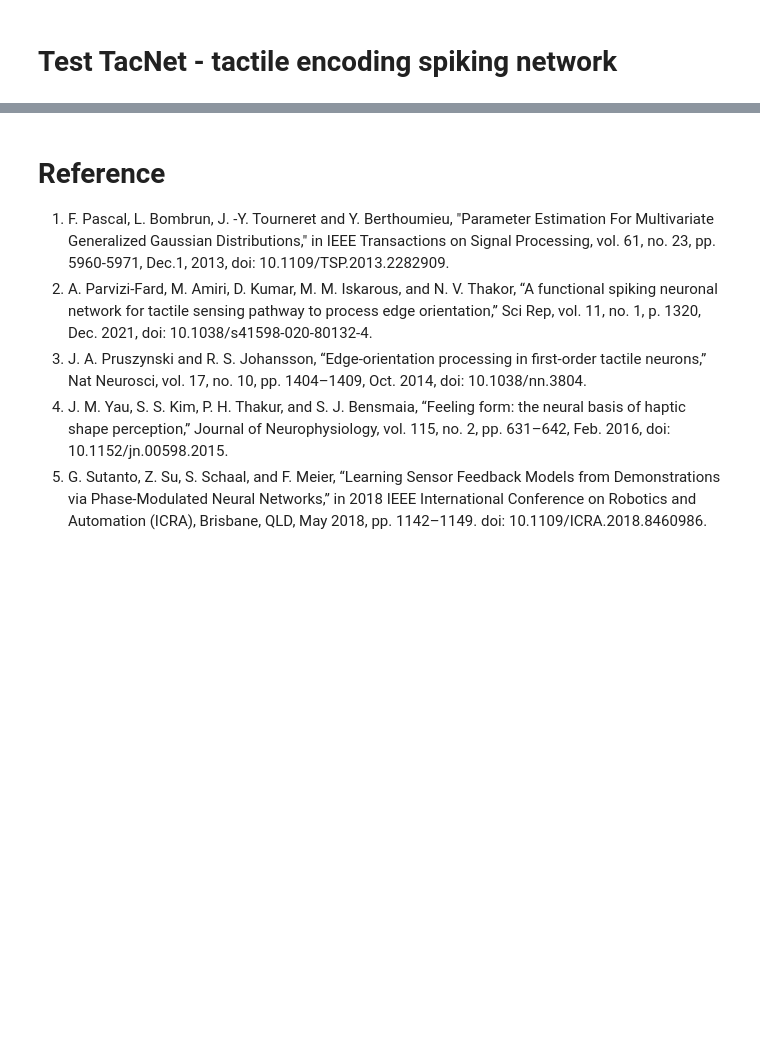
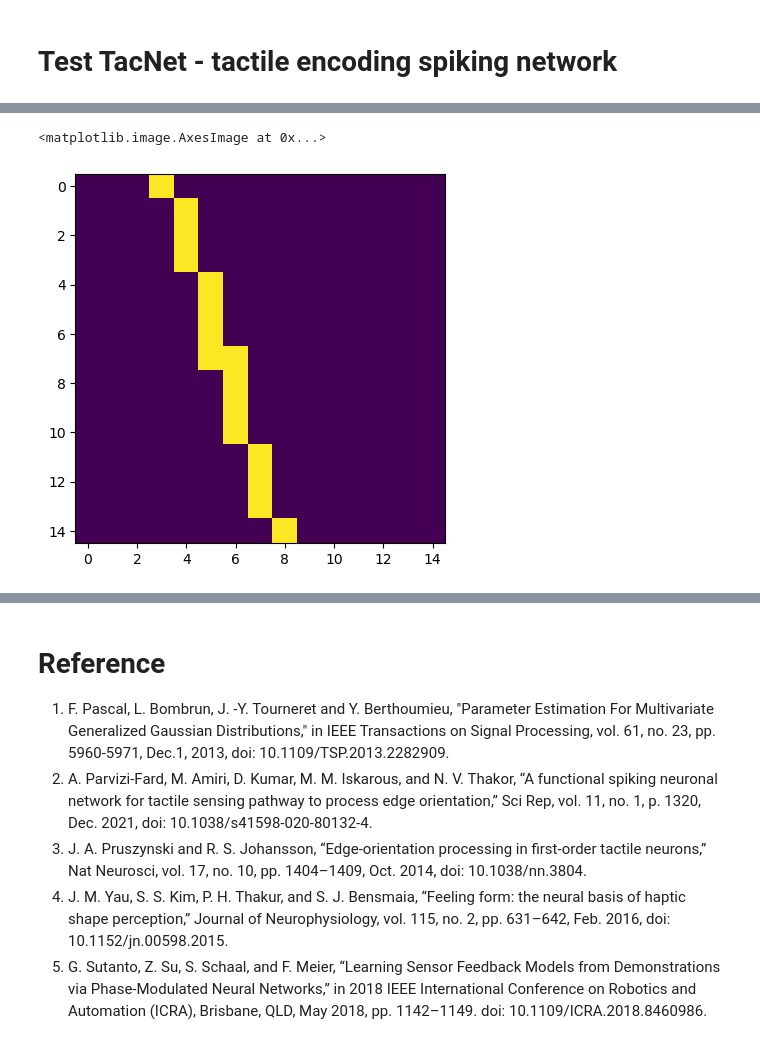
Before and after one commit to wngfra/tac3d, a Jupyter notebook: tacsense/brian_simulate.ipynb, the cells around one changed output, grey strips where cells are left out. Saved outputs shown, nothing was run; the diff lists cells and outputs as text; code cells hidden in the pictures; blank space fills up the shorter version.

```diff
--- a/tacsense/brian_simulate.ipynb
+++ b/tacsense/brian_simulate.ipynb
@@ -100,0 +112,5 @@ display_video(data)
+# %%
+plt.imshow(data[100, :, :])
+# %% [output]
+<matplotlib.image.AxesImage at 0x...>
+[figure, added]
```
Also changed, not shown: parts of 5 cells of this notebook, 5 other files.
